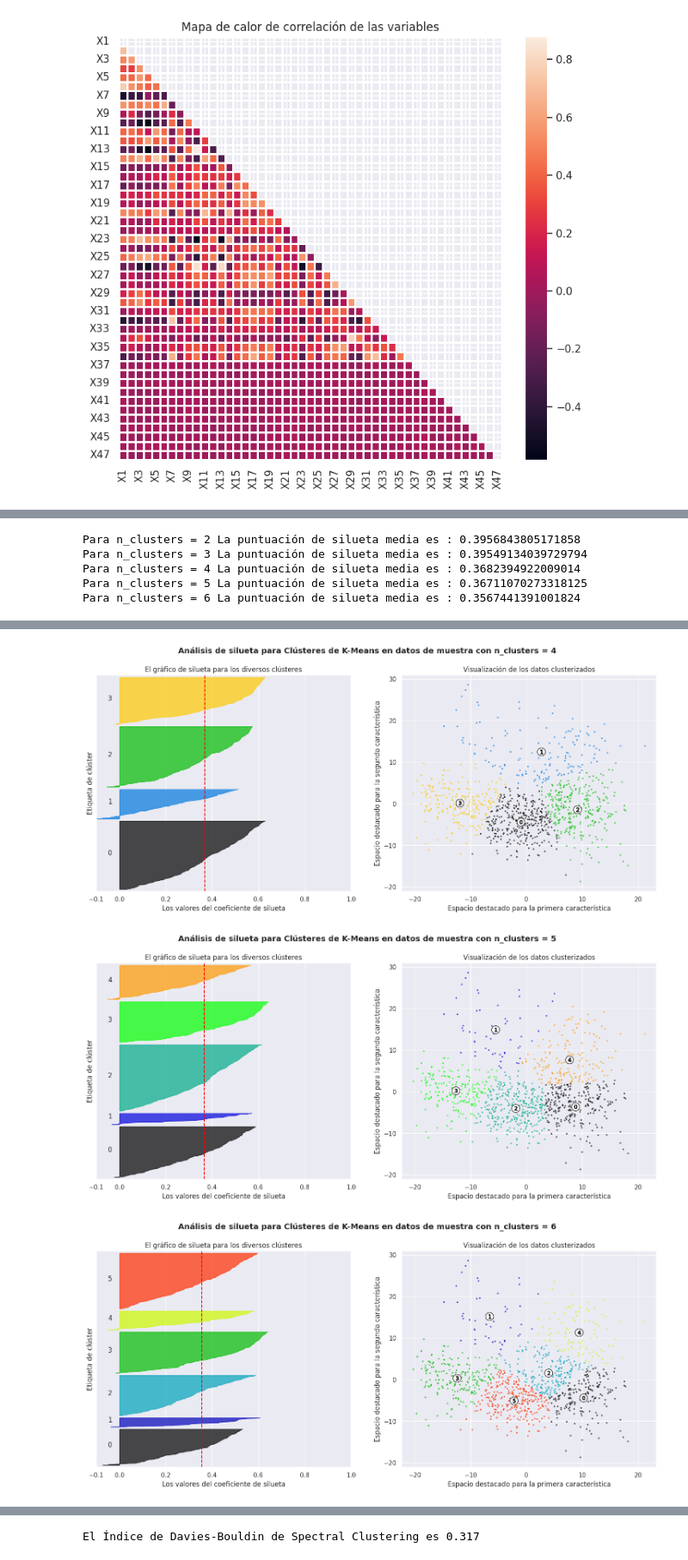
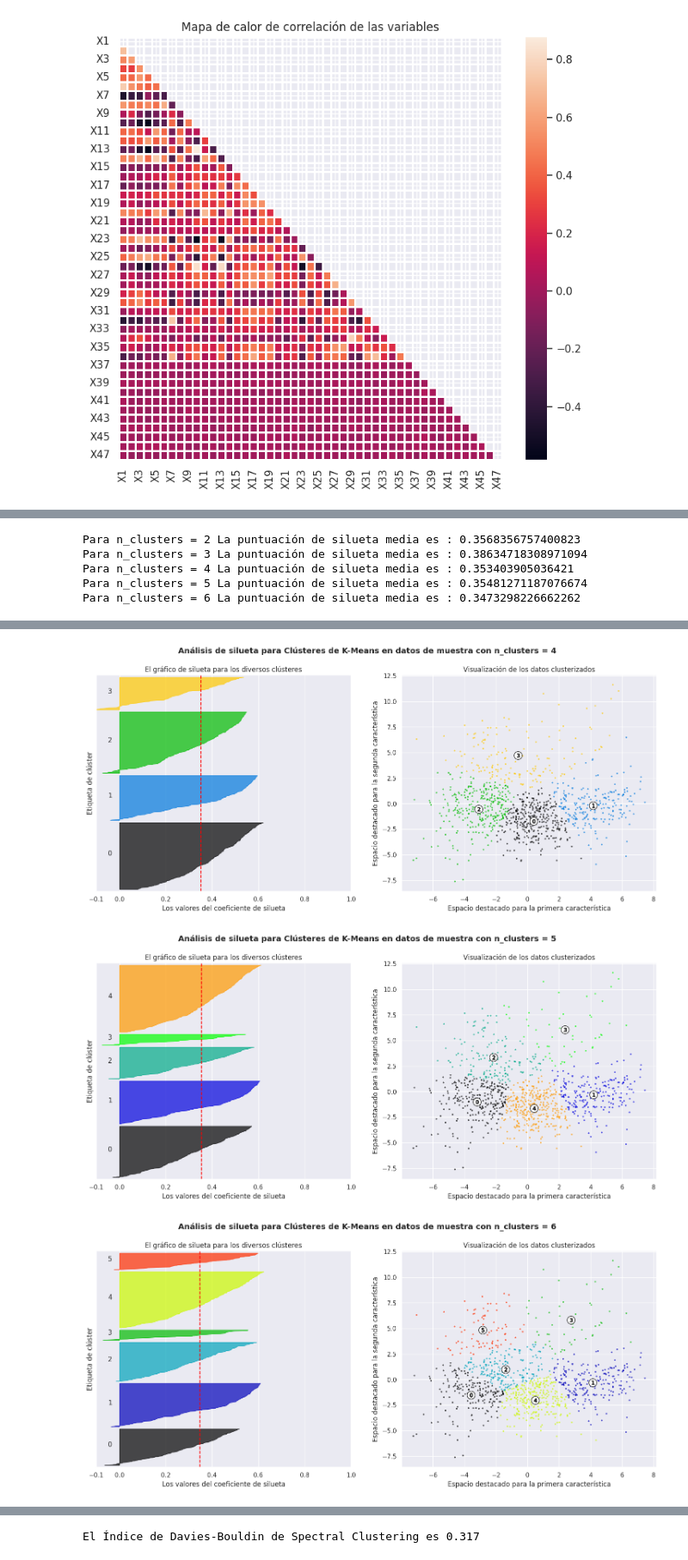
Before and after one commit to piero0090/Tesis-SeminarioII, a Jupyter notebook: Clustering_football_players.ipynb, the cells around one changed output, grey strips where cells are left out. Shown at 86% size. Cells and saved outputs as stored; diff of their text form; code cells hidden in the pictures.

```diff
--- a/Clustering_football_players.ipynb
+++ b/Clustering_football_players.ipynb
@@ -229,16 +183,0 @@ array([0.19056232, 0.15748726, 0.05667936, 0.04861977, 0.02787398,
-# %%
-fig, ax = plt.subplots(figsize = (18, 5))
-ax.bar(x = x_range, width = 0.4,height = varianceRatio_array, zorder = 20,
-       color = "navy", label = "% de varianza")
-ax.bar(x = x_range, width = 0.4,height = varianceCum_array, alpha = 0.3,
-       label = "% de varianza acumulado")
-ax.step(x = x_range, y = varianceCum_array, where = "mid")
-ax.set_xlabel("Componente principal")
-ax.set_ylabel("Porcentaje de varianza")
-for i, v in enumerate(varianceRatio_array):
-    ax.text(x = i + 0.65, y = v + 0.01, s = str(round(v * 100)) + "%")
-for i, v in enumerate(varianceCum_array[1:], start = 1):
-    ax.text(x = i + 0.65, y = v + 0.01, s = str(round(v * 100)) + "%")
-ax.set_xticks(x_range, labels = x_range)
-ax.legend()
-plt.show()
@@ -313,14 +249,13 @@ dataSample.shape
 # %%
 #Muestra
 muestra_pruebas = dataSample.sample(n = 1000, random_state = 1)
-#sample_data = muestra_pruebas.to_numpy()
+#muestra_pruebas = dataSample.sample(n = 1000, random_state = 1)
+#PCA 2 componentes de prueba
+#Estandarización de datos
+scaler_muestra = StandardScaler()
+datascaler_muestra = scaler.fit_transform(muestra_pruebas)
+df_scaler_prueba = pd.DataFrame(datascaler_muestra)
 
-#Estandarización de datos de prueba
-#scaler = StandardScaler()
-#datascaler = scaler.fit_transform(dataSample)
-#df_scaler = pd.DataFrame(datascaler)
-
-#PCA 2 componentes de prueba
-pca02 = PCA(n_components=2)
-pca02.fit(muestra_pruebas)
-data_transform = pca02.transform(muestra_pruebas)
+pca_muestra = PCA(n_components=2)
+pca_muestra.fit(df_scaler_prueba)
+data_transform_pruebas = pca_muestra.transform(df_scaler_prueba)
@@ -408,7 +327,7 @@ import matplotlib.cm as cm
 import numpy as np
 
 range_n_clusters = [2, 3, 4, 5, 6]
-f = data_transform.copy()
+f = data_transform_pruebas.copy()
 
 for n_clusters in range_n_clusters:
     fig, (ax1, ax2) = plt.subplots(1, 2)
@@ -494,8 +413,8 @@ for n_clusters in range_n_clusters:
 
 plt.show()
 # %% [output]
-Para n_clusters = 2 La puntuación de silueta media es : 0.3956843805171858
-Para n_clusters = 3 La puntuación de silueta media es : 0.39549134039729794
-Para n_clusters = 4 La puntuación de silueta media es : 0.3682394922009014
-Para n_clusters = 5 La puntuación de silueta media es : 0.36711070273318125
-Para n_clusters = 6 La puntuación de silueta media es : 0.3567441391001824
+Para n_clusters = 2 La puntuación de silueta media es : 0.3568356757400823
+Para n_clusters = 3 La puntuación de silueta media es : 0.38634718308971094
+Para n_clusters = 4 La puntuación de silueta media es : 0.353403905036421
+Para n_clusters = 5 La puntuación de silueta media es : 0.35481271187076674
+Para n_clusters = 6 La puntuación de silueta media es : 0.3473298226662262
@@ -504,3 +423,3 @@ Para n_clusters = 6 La puntuación de silueta media es : 0.3567441391001824
-[figure, old version]
+[figure, new version]
-[figure, old version]
+[figure, new version]
-[figure, old version]
+[figure, new version]
```
Also changed, not shown: parts of 60 cells of this notebook.
